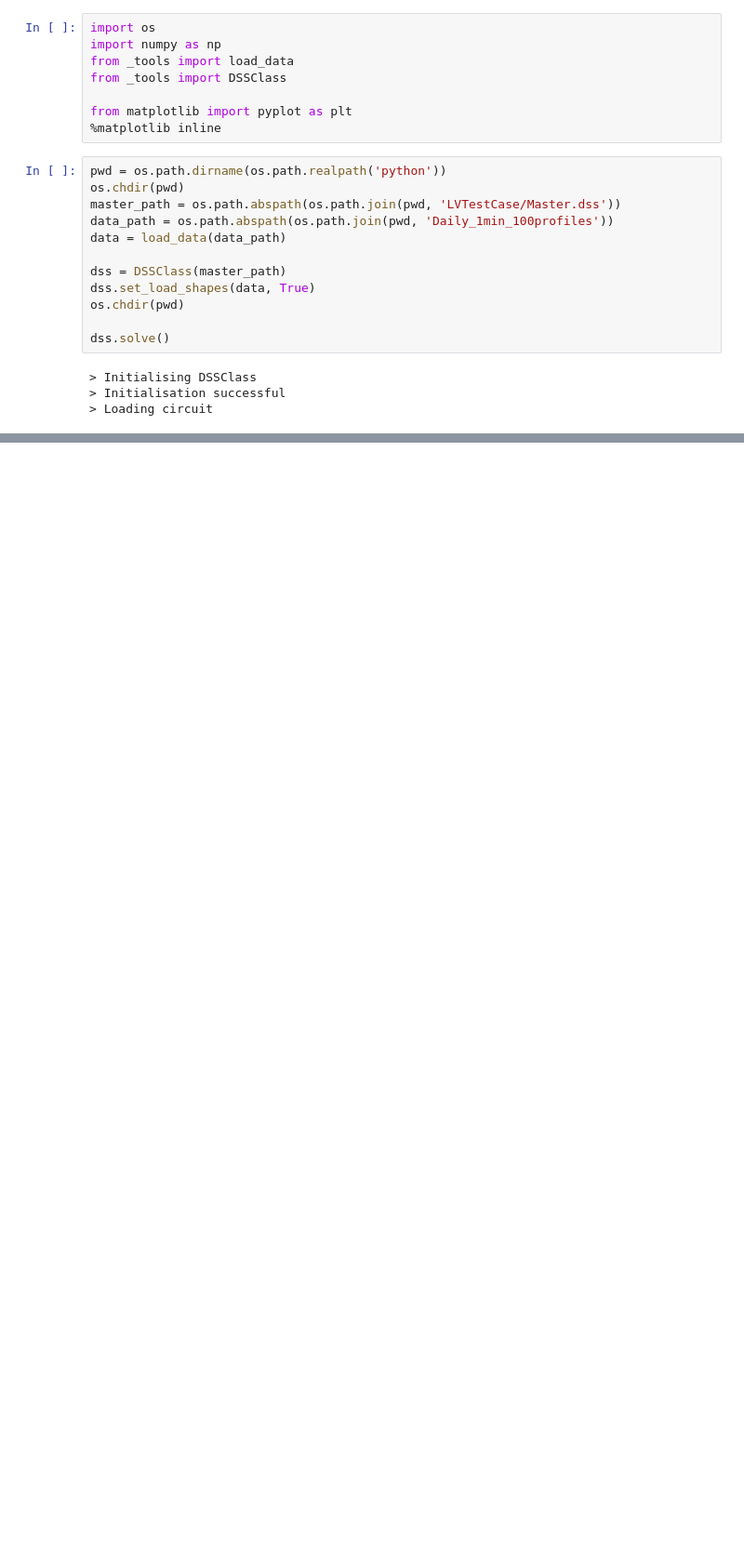
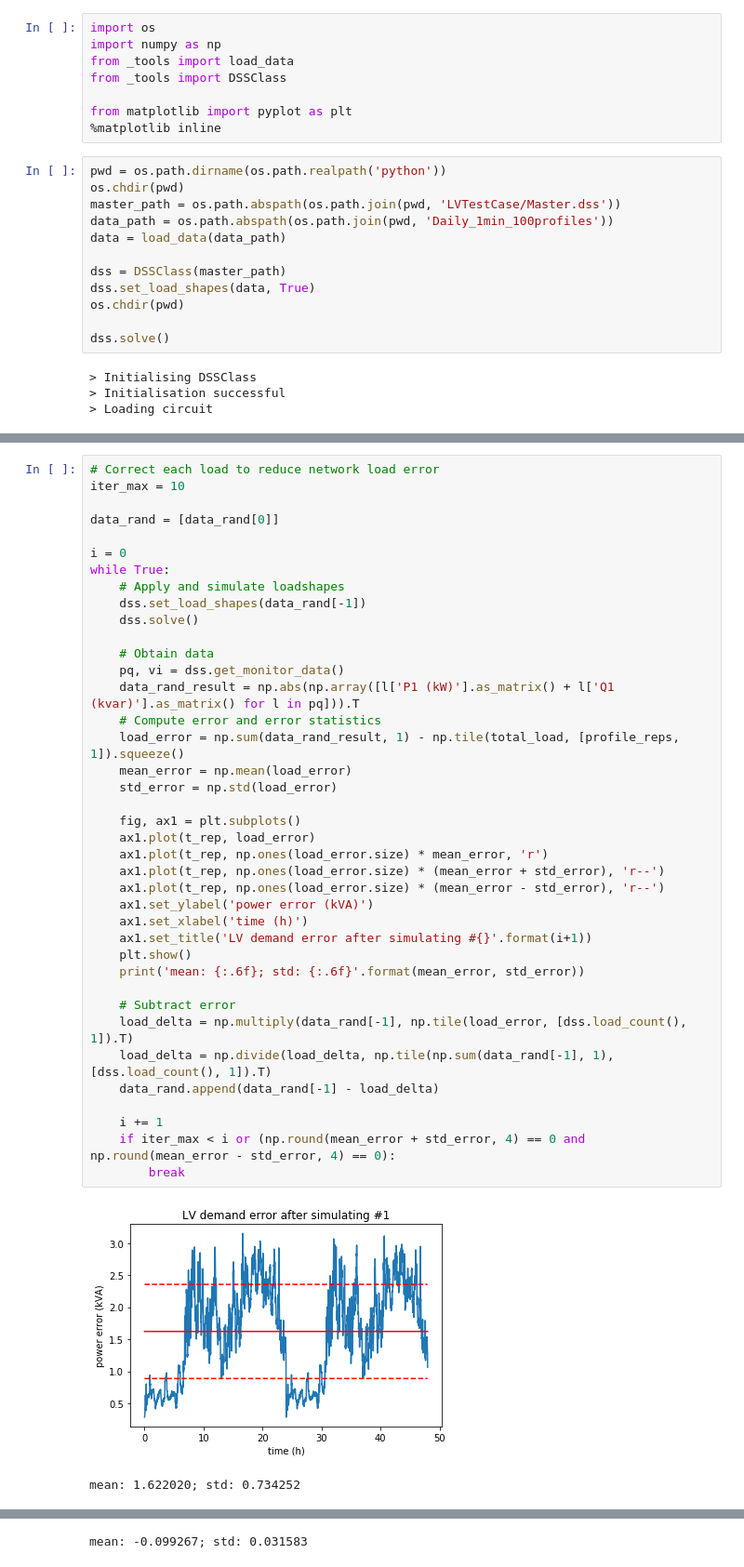
Before and after one commit to Muxelmann/voltage-assessment, a Jupyter notebook: python/main.ipynb, the cells around one changed output, grey strips where cells are left out. Shown: that part at 93% size. Cells and saved outputs as stored; diff of their text form; blank space fills up the shorter version.

```diff
--- a/python/main.ipynb
+++ b/python/main.ipynb
@@ -52,0 +72,42 @@ plt.show()
+# %%
+# Correct each load to reduce network load error
+iter_max = 10
+
+data_rand = [data_rand[0]]
+
+i = 0
+while True:
+    # Apply and simulate loadshapes
+    dss.set_load_shapes(data_rand[-1])
+    dss.solve()
+
+    # Obtain data
+    pq, vi = dss.get_monitor_data()
+    data_rand_result = np.abs(np.array([l['P1 (kW)'].as_matrix() + l['Q1 (kvar)'].as_matrix() for l in pq])).T
+    # Compute error and error statistics
+    load_error = np.sum(data_rand_result, 1) - np.tile(total_load, [profile_reps, 1]).squeeze()
+    mean_error = np.mean(load_error)
+    std_error = np.std(load_error)
+
+    fig, ax1 = plt.subplots()
+    ax1.plot(t_rep, load_error)
+    ax1.plot(t_rep, np.ones(load_error.size) * mean_error, 'r')
+    ax1.plot(t_rep, np.ones(load_error.size) * (mean_error + std_error), 'r--')
+    ax1.plot(t_rep, np.ones(load_error.size) * (mean_error - std_error), 'r--')
+    ax1.set_ylabel('power error (kVA)')
+    ax1.set_xlabel('time (h)')
+    ax1.set_title('LV demand error after simulating #{}'.format(i+1))
+    plt.show()
+    print('mean: {:.6f}; std: {:.6f}'.format(mean_error, std_error))
+
+    # Subtract error
+    load_delta = np.multiply(data_rand[-1], np.tile(load_error, [dss.load_count(), 1]).T)
+    load_delta = np.divide(load_delta, np.tile(np.sum(data_rand[-1], 1), [dss.load_count(), 1]).T)
+    data_rand.append(data_rand[-1] - load_delta)
+
+    i += 1
+    if iter_max < i or (np.round(mean_error + std_error, 4) == 0 and np.round(mean_error - std_error, 4) == 0):
+        break
+# %% [output]
+[figure, added]
+mean: 1.622020; std: 0.734252
@@ -52,0 +115 @@ plt.show()
+mean: -0.099267; std: 0.031583
```
Also changed, not shown: parts of 3 cells of this notebook.
